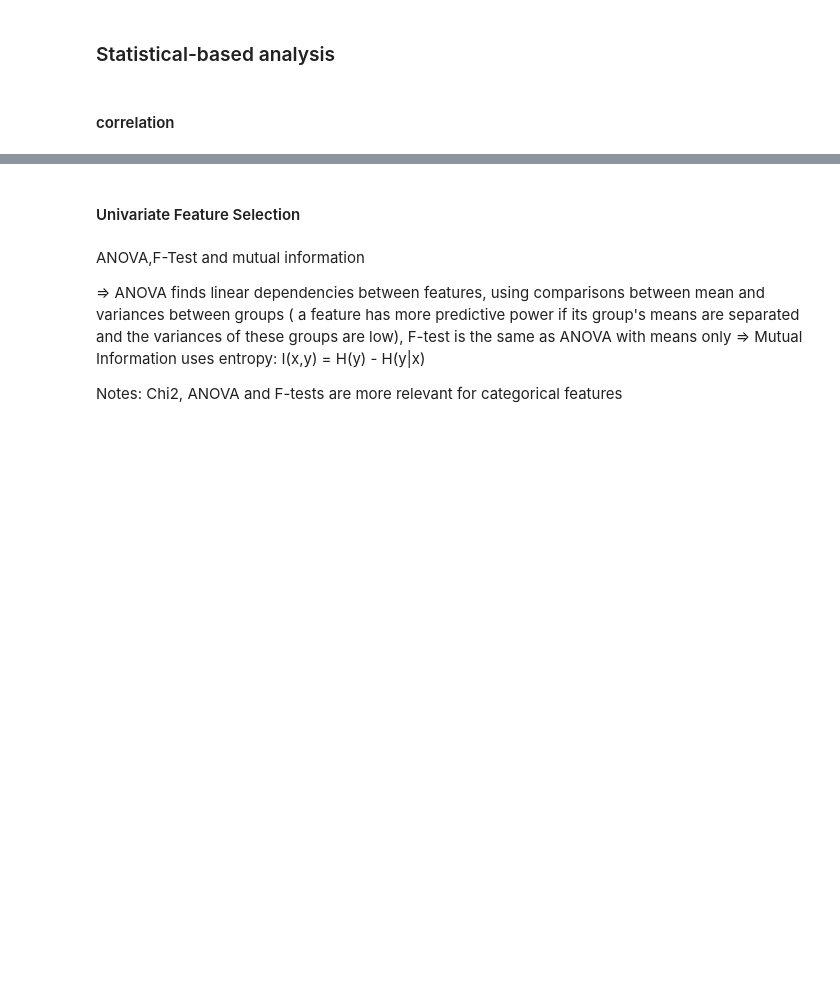
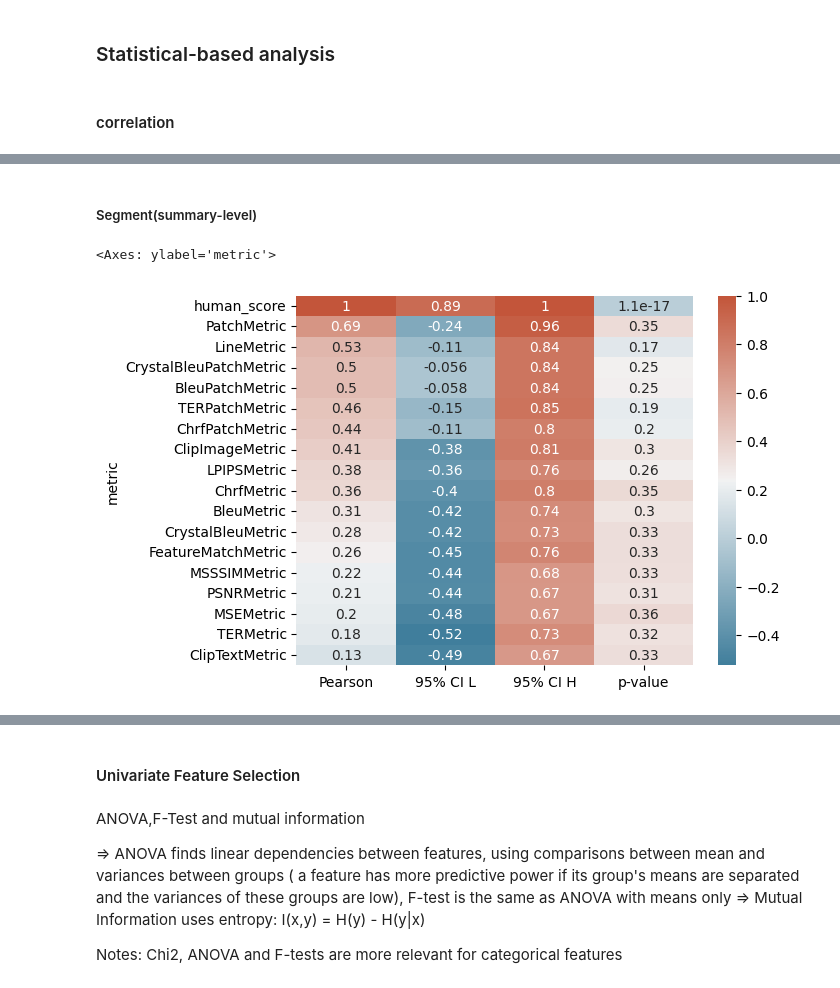
Before and after one commit to VarBench-SE/metricEval, a Jupyter notebook: analysis/metric_analysis.ipynb, the cells around one changed output, grey strips where cells are left out. Cells and saved outputs as stored; diff of their text form; code cells hidden in the pictures; blank space fills up the shorter version.

```diff
--- a/analysis/metric_analysis.ipynb
+++ b/analysis/metric_analysis.ipynb
@@ -52,0 +58,10 @@ sns.heatmap(sorted_corr, annot=True, cmap=cmap)
+# %% [markdown]
+##### Segment(summary-level)
+# %%
+grouped_corr = df.drop(columns=["config"]).groupby("id").apply(metric_utils.pearson_confidence_interval).reset_index(drop=True)
+sorted_corr = grouped_corr.groupby("metric")[["Pearson", "95% CI L", "95% CI H","p-value"]].mean().sort_values(by="Pearson", ascending=False)
+sorted_corr = sorted_corr.apply(pd.to_numeric)
+sns.heatmap(sorted_corr, annot=True, cmap=cmap)
+# %% [output]
+<Axes: ylabel='metric'>
+[figure, added]
```
Also changed, not shown: parts of 11 cells of this notebook, 4 other files.
